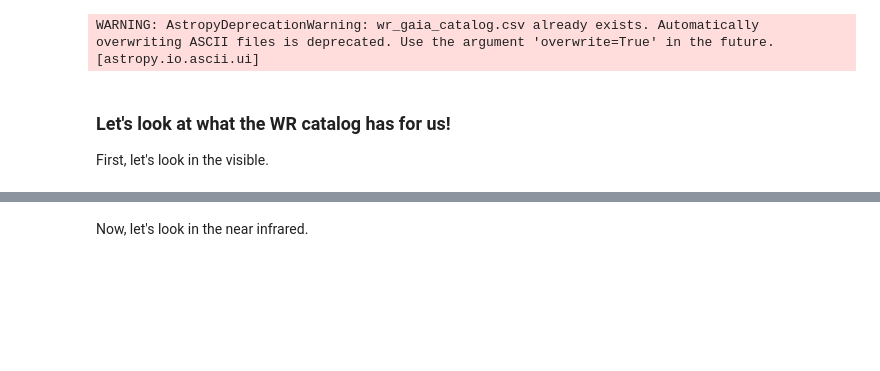
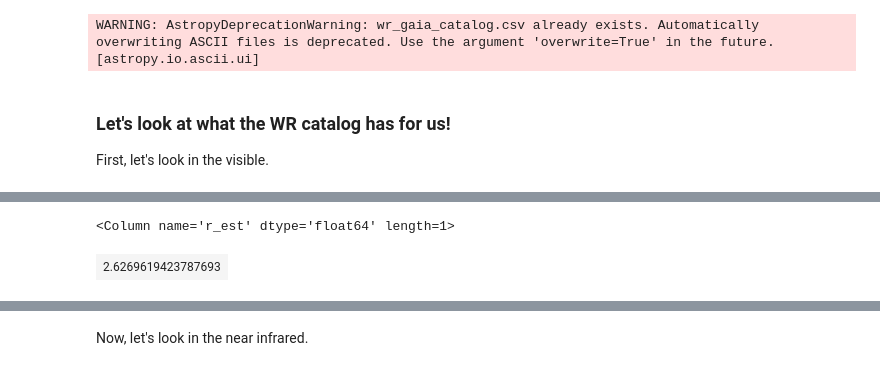
Before and after one commit to benjaminpope/delphi, a Jupyter notebook: notebooks/wolfrayets.ipynb, the cells around one changed output, grey strips where cells are left out. Drawn from its saved outputs; the diff is of its cells as text; code cells hidden in the pictures; blank space fills up the shorter version.

```diff
--- a/notebooks/wolfrayets.ipynb
+++ b/notebooks/wolfrayets.ipynb
@@ -92,0 +94,5 @@ plt.savefig('gaia_wr_cmd.png')
+# %%
+rex1['r_est']/(rex1['r_hi']-rex1['r_lo'])
+# %% [output]
+<Column name='r_est' dtype='float64' length=1>
+| 2.6269619423787693 |
```
Also changed, not shown: parts of 13 cells of this notebook.
